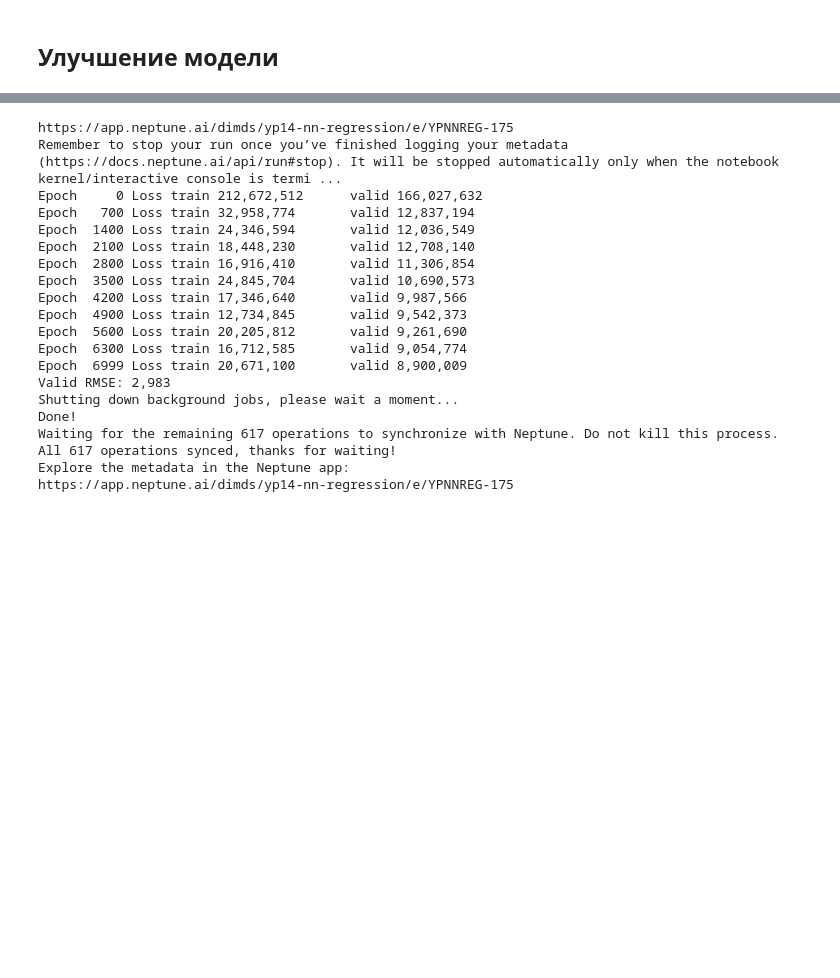
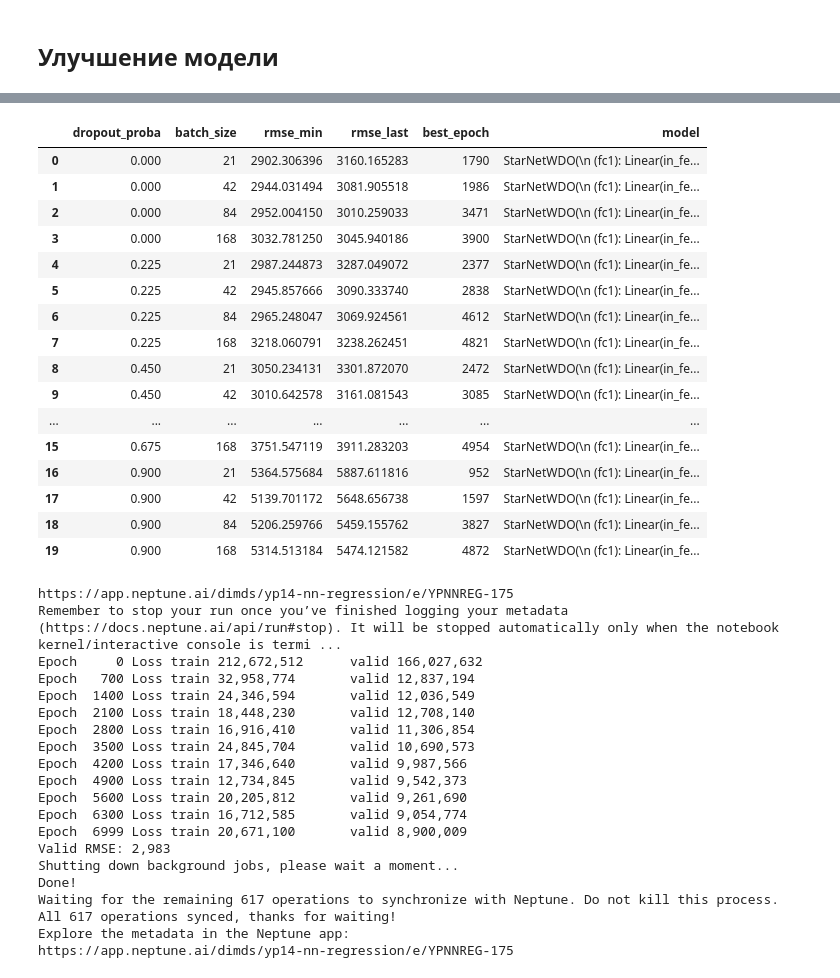
Before and after one commit to dimdasci/yp14-torch-nn-refression, a Jupyter notebook: notebooks/yp14-star-temperature-prediction.ipynb, the cells around one changed output, grey strips where cells are left out. Drawn from its saved outputs; the diff is of its cells as text; code cells hidden in the pictures; blank space fills up the shorter version.

```diff
--- a/notebooks/yp14-star-temperature-prediction.ipynb
+++ b/notebooks/yp14-star-temperature-prediction.ipynb
@@ -307,8 +272,8 @@ class StarNetWBN(StarNet):
 #### StarNetWDO
 # %%
 class StarNetWDO(StarNet):
-    def __init__(self, n_in_neurons, hidden_neurons, n_out_neurons, params):
-        super().__init__(n_in_neurons, hidden_neurons, n_out_neurons, params)
+    def __init__(self, n_in_neurons, hidden_neurons, n_out_neurons, params, verbose=True):
+        super().__init__(n_in_neurons, hidden_neurons, n_out_neurons, params, verbose)
         if params.get("model_name") is None:
             self.params["model_name"] = "StarNetWDO"
 
@@ -318,11 +283,12 @@ class StarNetWDO(StarNet):
             hidden_neurons
         ) == 2, f"Expect 2 elements in hidden_neurons but {len(hidden_neurons)} was given"
 
+        dropout_proba = .0 if "dropout_proba" not in self.params else self.params["dropout_proba"]
+
         # layers
         self.fc1 = nn.Linear(n_in_neurons, hidden_neurons[0])
         self.af1 = nn.ReLU()
-        self.do1 = nn.Dropout(p=0.5)
+        self.do1 = nn.Dropout(p=dropout_proba)
         self.fc2 = nn.Linear(hidden_neurons[0], hidden_neurons[1])
         self.af2 = nn.ReLU()
-        self.do2 = nn.Dropout(p=0.25)
         self.fc3 = nn.Linear(hidden_neurons[1], n_out_neurons)
@@ -1190,3 +1285,23 @@ plt.show()
+# %%
+_sr
+# %% [output]
+|  | dropout_proba | batch_size | rmse_min | rmse_last | best_epoch | model |
+| 0 | 0.000 | 21 | 2902.306396 | 3160.165283 | 1790 | StarNetWDO(\n (fc1): Linear(in_fe... |
+| 1 | 0.000 | 42 | 2944.031494 | 3081.905518 | 1986 | StarNetWDO(\n (fc1): Linear(in_fe... |
+| 2 | 0.000 | 84 | 2952.004150 | 3010.259033 | 3471 | StarNetWDO(\n (fc1): Linear(in_fe... |
+| 3 | 0.000 | 168 | 3032.781250 | 3045.940186 | 3900 | StarNetWDO(\n (fc1): Linear(in_fe... |
+| 4 | 0.225 | 21 | 2987.244873 | 3287.049072 | 2377 | StarNetWDO(\n (fc1): Linear(in_fe... |
+| 5 | 0.225 | 42 | 2945.857666 | 3090.333740 | 2838 | StarNetWDO(\n (fc1): Linear(in_fe... |
+| 6 | 0.225 | 84 | 2965.248047 | 3069.924561 | 4612 | StarNetWDO(\n (fc1): Linear(in_fe... |
+| 7 | 0.225 | 168 | 3218.060791 | 3238.262451 | 4821 | StarNetWDO(\n (fc1): Linear(in_fe... |
+| 8 | 0.450 | 21 | 3050.234131 | 3301.872070 | 2472 | StarNetWDO(\n (fc1): Linear(in_fe... |
+| 9 | 0.450 | 42 | 3010.642578 | 3161.081543 | 3085 | StarNetWDO(\n (fc1): Linear(in_fe... |
+| ... | ... | ... | ... | ... | ... | ... |
+| 15 | 0.675 | 168 | 3751.547119 | 3911.283203 | 4954 | StarNetWDO(\n (fc1): Linear(in_fe... |
+| 16 | 0.900 | 21 | 5364.575684 | 5887.611816 | 952 | StarNetWDO(\n (fc1): Linear(in_fe... |
+| 17 | 0.900 | 42 | 5139.701172 | 5648.656738 | 1597 | StarNetWDO(\n (fc1): Linear(in_fe... |
+| 18 | 0.900 | 84 | 5206.259766 | 5459.155762 | 3827 | StarNetWDO(\n (fc1): Linear(in_fe... |
+| 19 | 0.900 | 168 | 5314.513184 | 5474.121582 | 4872 | StarNetWDO(\n (fc1): Linear(in_fe... |
 # %%
 params["learning_rate"] = 0.005
 params["n_epochs"] = 7000
```
Also changed, not shown: parts of 32 cells of this notebook.
